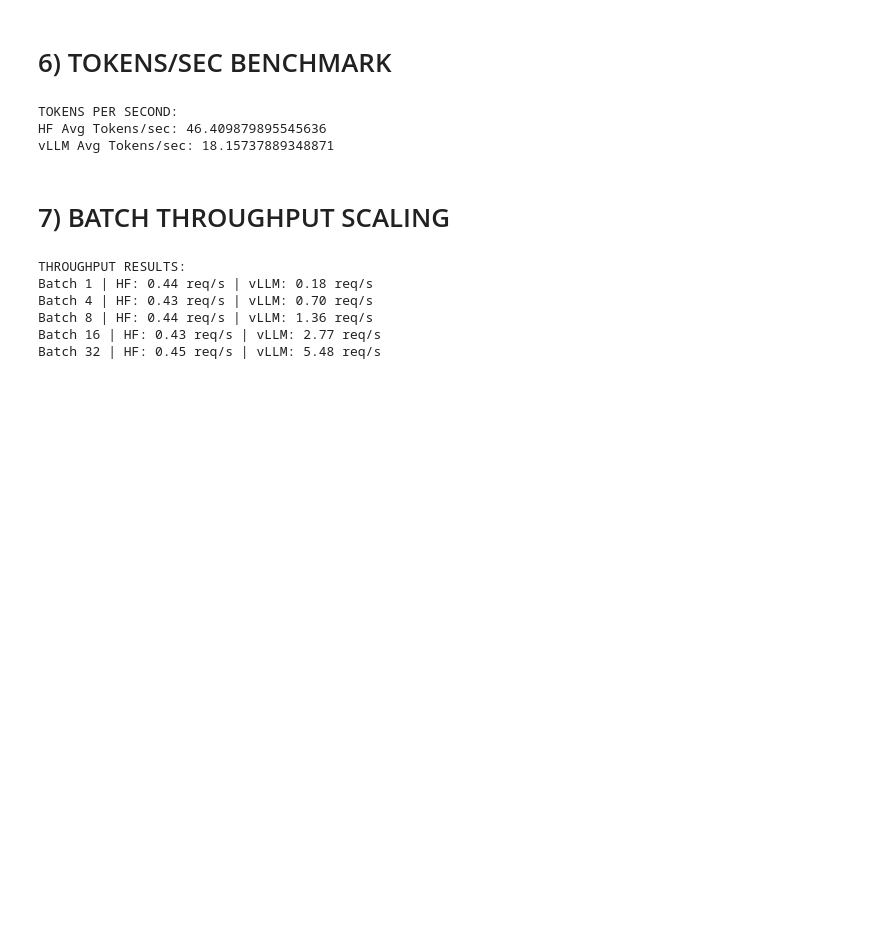
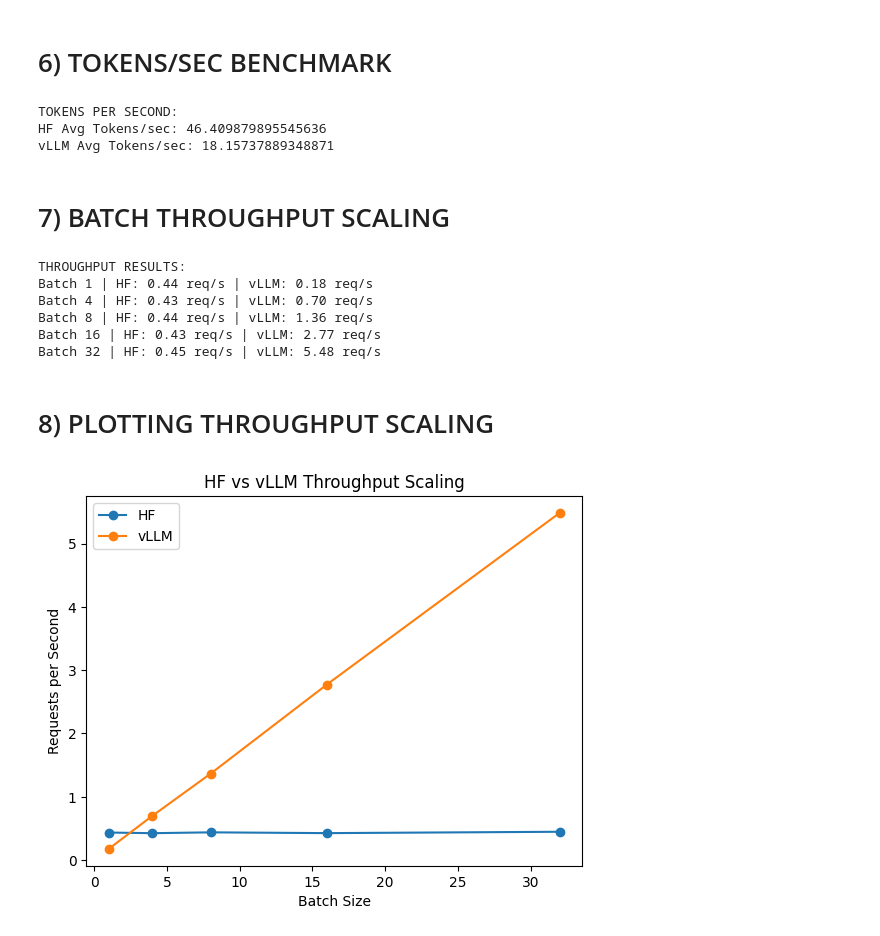
Before and after one commit to maverick0721/Optimize-and-Accelerate-LLM-Inference-With-vLLM, a Jupyter notebook: vLLM.ipynb, the cells around one changed output. Saved outputs shown, nothing was run; the diff lists cells and outputs as text; code cells hidden in the pictures; blank space fills up the shorter version.

Commit message:
Plotted Throughput Scaling

```diff
--- a/vLLM.ipynb
+++ b/vLLM.ipynb
@@ -284,3 +285,23 @@ Batch 4 | HF: 0.43 req/s | vLLM: 0.70 req/s
 Batch 8 | HF: 0.44 req/s | vLLM: 1.36 req/s
 Batch 16 | HF: 0.43 req/s | vLLM: 2.77 req/s
 Batch 32 | HF: 0.45 req/s | vLLM: 5.48 req/s
+# %% [markdown]
+# 8) PLOTTING THROUGHPUT SCALING
+# %%
+import matplotlib.pyplot as plt
+
+batches = [r[0] for r in results]
+hf_vals = [r[1] for r in results]
+vllm_vals = [r[2] for r in results]
+
+plt.figure()
+plt.plot(batches, hf_vals, marker='o')
+plt.plot(batches, vllm_vals, marker='o')
+
+plt.xlabel("Batch Size")
+plt.ylabel("Requests per Second")
+plt.title("HF vs vLLM Throughput Scaling")
+plt.legend(["HF", "vLLM"])
+plt.show()
+# %% [output]
+[figure, added]
```
Also changed, not shown: parts of 1 cell of this notebook.
